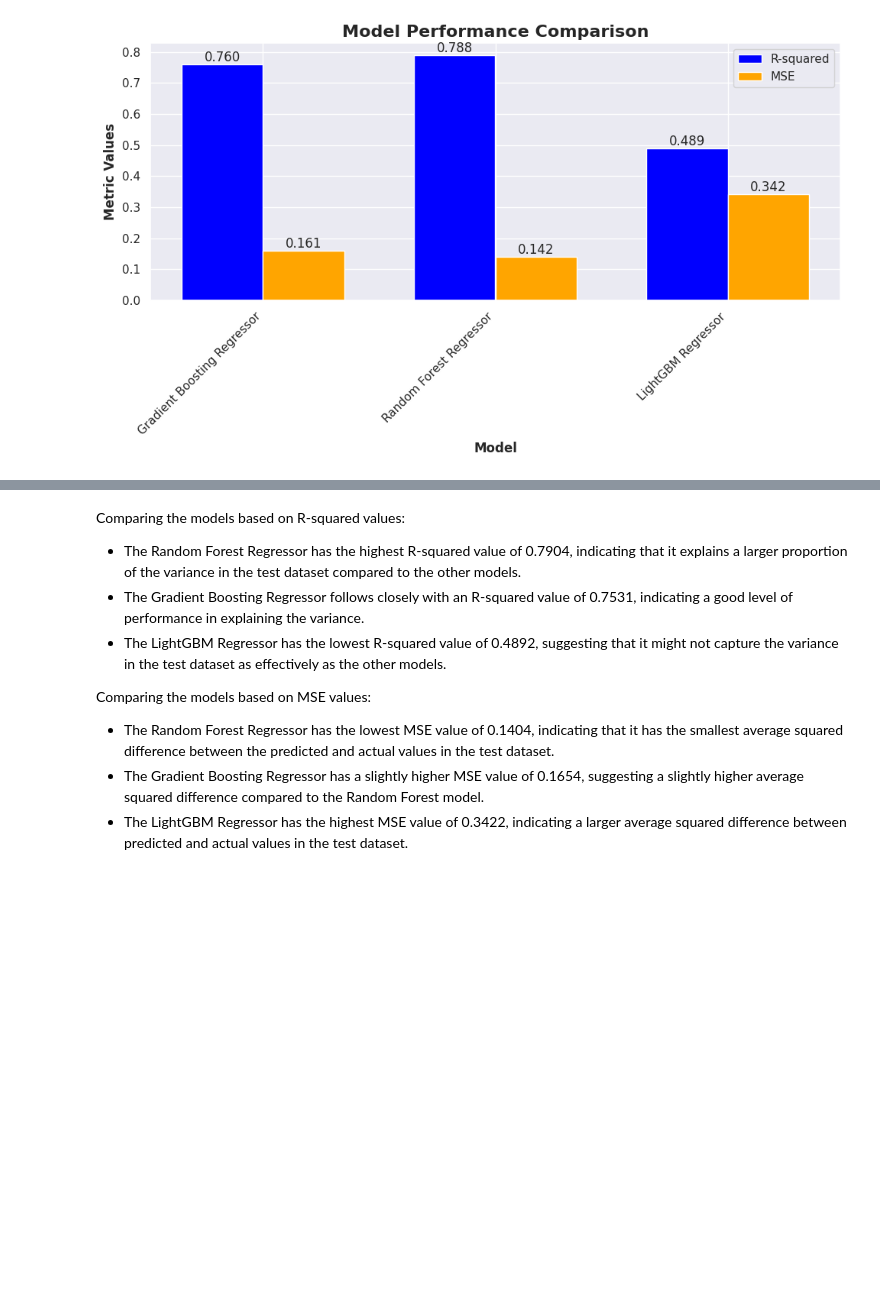
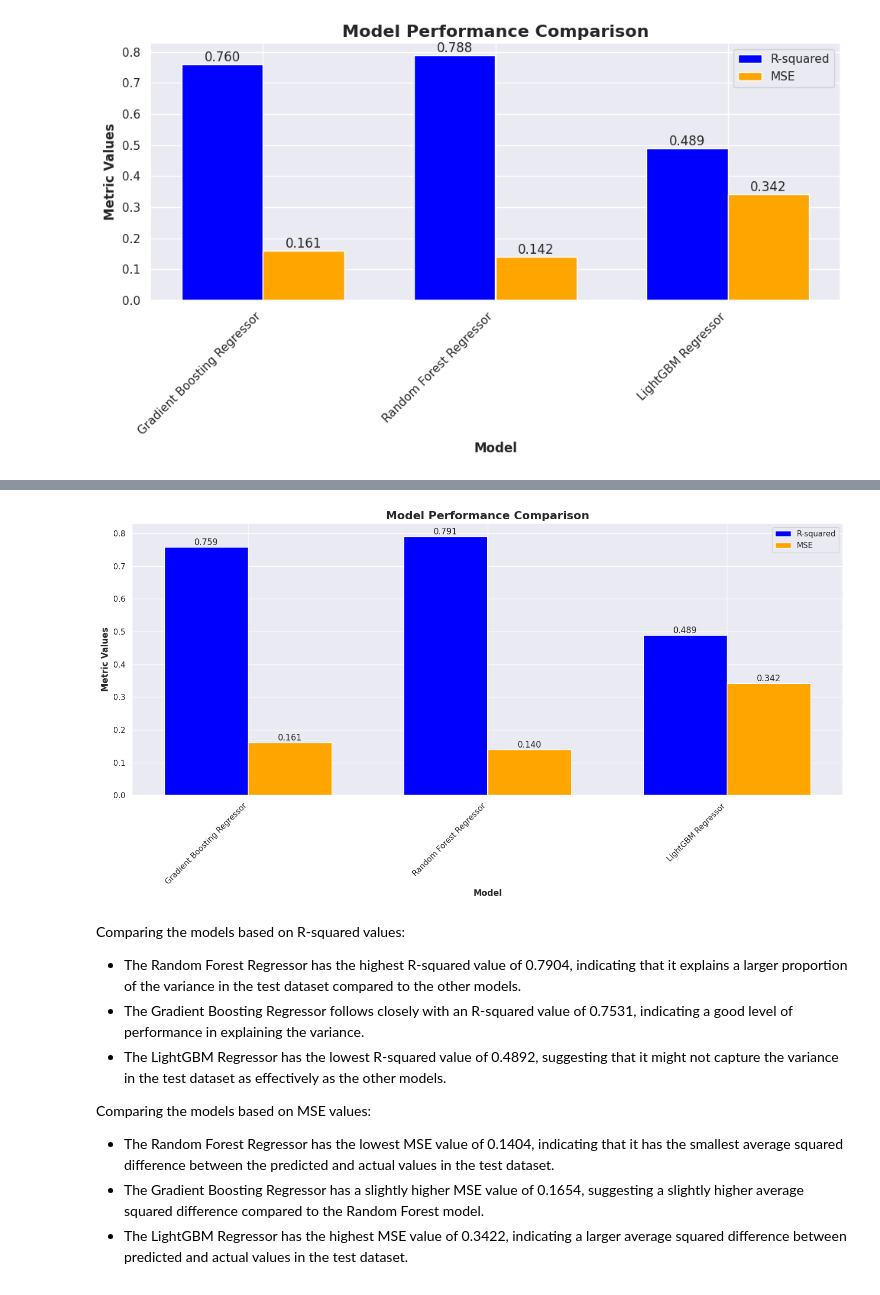
Before and after one commit to arifaygun/ML_Calisma_Notebooklari, a Jupyter notebook: Graduate_Project_PCA.ipynb, the cells around one changed output, grey strips where cells are left out. Cells and saved outputs as stored; diff of their text form; code cells hidden in the pictures; blank space fills up the shorter version.

```diff
--- a/Graduate_Project_PCA.ipynb
+++ b/Graduate_Project_PCA.ipynb
@@ -204,3 +336,28 @@ plt.show()
+# %%
+plt.figure(figsize=(15, 8))
+
+bar_width = 0.35
+index = np.arange(len(models))
+
+plt.bar(index, r_squared_values, bar_width, label='R-squared', color='blue')
+plt.bar(index + bar_width, mse_values, bar_width, label='MSE', color='orange')
+
+for i, value in enumerate(r_squared_values):
+    plt.text(i, value, f"{value:.3f}", ha='center', va='bottom')
+
+for i, value in enumerate(mse_values):
+    plt.text(i + bar_width, value, f"{value:.3f}", ha='center', va='bottom')
+
+plt.xlabel("Model", fontweight='bold')
+plt.ylabel("Metric Values", fontweight='bold')
+plt.title("Model Performance Comparison", fontsize=16, fontweight='bold')
+plt.xticks(index + bar_width / 2, model_names, rotation=45, ha='right')
+plt.legend()
+
+plt.tight_layout()
+plt.show()
+# %% [output]
+[figure, added]
 # %% [markdown]
 Comparing the models based on R-squared values:
 
```
Also changed, not shown: parts of 5 cells of this notebook.
